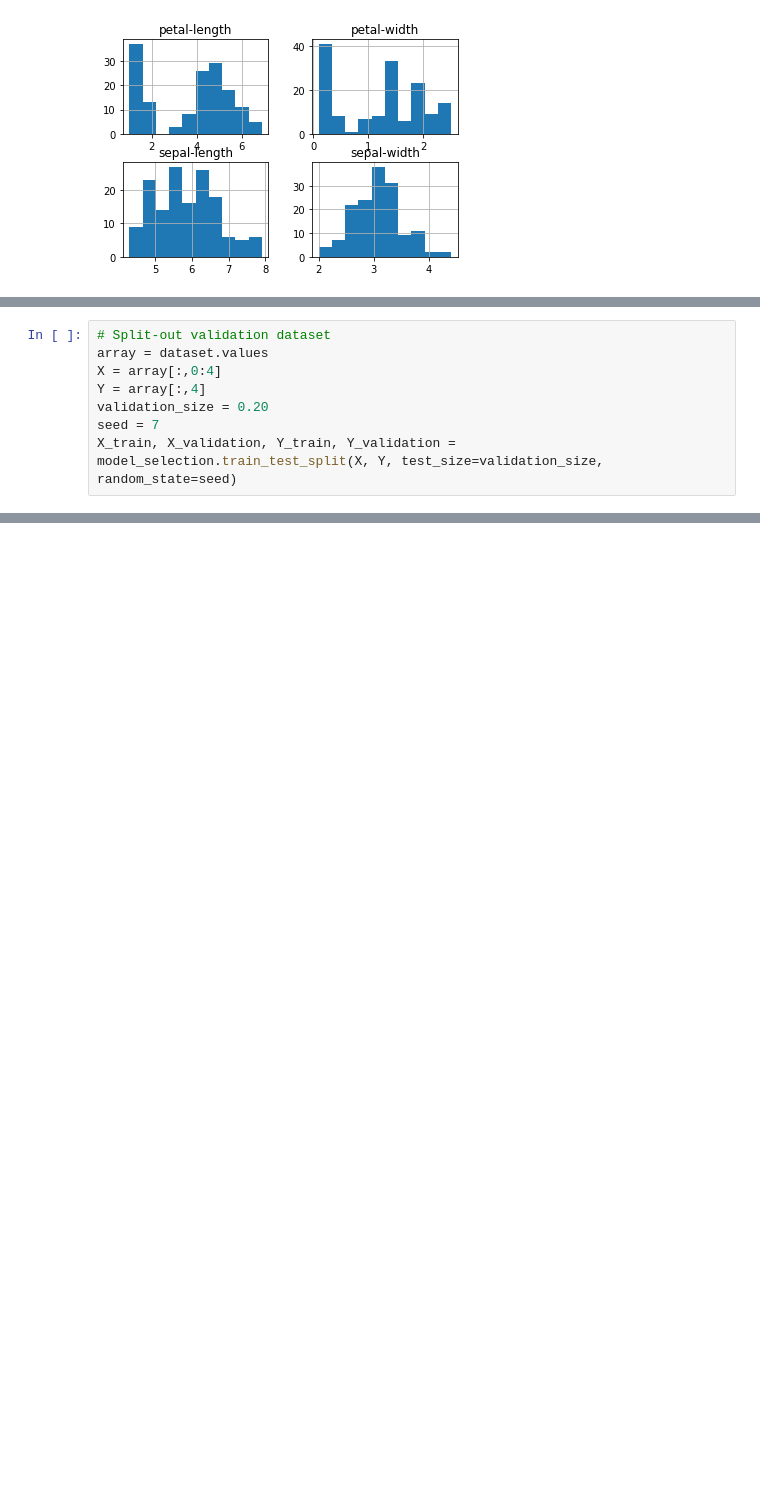
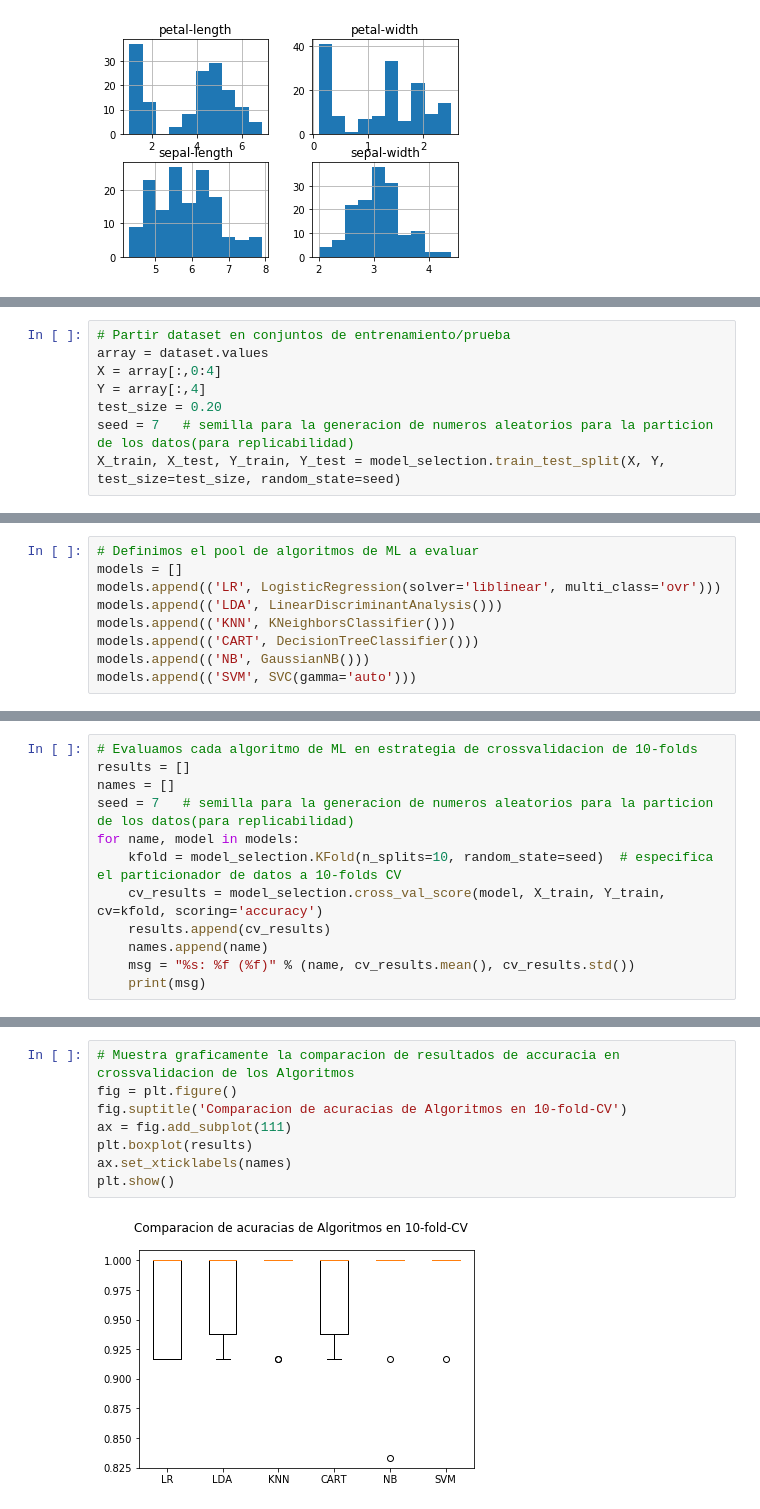
Before and after one commit to evillatal/TallerAutoML, a Jupyter notebook: TallerML.ipynb, the cells around one changed output, grey strips where cells are left out. Saved outputs shown, nothing was run; the diff lists cells and outputs as text; blank space fills up the shorter version.

```diff
--- a/TallerML.ipynb
+++ b/TallerML.ipynb
@@ -152,8 +159,8 @@ plt.show()
 # %%
-# Split-out validation dataset
+# Partir dataset en conjuntos de entrenamiento/prueba
 array = dataset.values
 X = array[:,0:4]
 Y = array[:,4]
-validation_size = 0.20
-seed = 7
-X_train, X_validation, Y_train, Y_validation = model_selection.train_test_split(X, Y, test_size=validation_size, random_state=seed)
+test_size = 0.20
+seed = 7   # semilla para la generacion de numeros aleatorios para la particion de los datos(para replicabilidad)
+X_train, X_test, Y_train, Y_test = model_selection.train_test_split(X, Y, test_size=test_size, random_state=seed)
@@ -163,0 +183,9 @@ NameError: name 'X_test' is not defined
+# %%
+# Definimos el pool de algoritmos de ML a evaluar
+models = []
+models.append(('LR', LogisticRegression(solver='liblinear', multi_class='ovr')))
+models.append(('LDA', LinearDiscriminantAnalysis()))
+models.append(('KNN', KNeighborsClassifier()))
+models.append(('CART', DecisionTreeClassifier()))
+models.append(('NB', GaussianNB()))
+models.append(('SVM', SVC(gamma='auto')))
@@ -163,0 +196,12 @@ NameError: name 'X_test' is not defined
+# %%
+# Evaluamos cada algoritmo de ML en estrategia de crossvalidacion de 10-folds
+results = []
+names = []
+seed = 7   # semilla para la generacion de numeros aleatorios para la particion de los datos(para replicabilidad)
+for name, model in models:
+    kfold = model_selection.KFold(n_splits=10, random_state=seed)  # especifica el particionador de datos a 10-folds CV
+    cv_results = model_selection.cross_val_score(model, X_train, Y_train, cv=kfold, scoring='accuracy')
+    results.append(cv_results)
+    names.append(name)
+    msg = "%s: %f (%f)" % (name, cv_results.mean(), cv_results.std())
+    print(msg)
@@ -163,0 +218,10 @@ NameError: name 'X_test' is not defined
+# %%
+# Muestra graficamente la comparacion de resultados de accuracia en crossvalidacion de los Algoritmos
+fig = plt.figure()
+fig.suptitle('Comparacion de acuracias de Algoritmos en 10-fold-CV')
+ax = fig.add_subplot(111)
+plt.boxplot(results)
+ax.set_xticklabels(names)
+plt.show()
+# %% [output]
+[figure, added]
```
Also changed, not shown: parts of 60 cells of this notebook.
